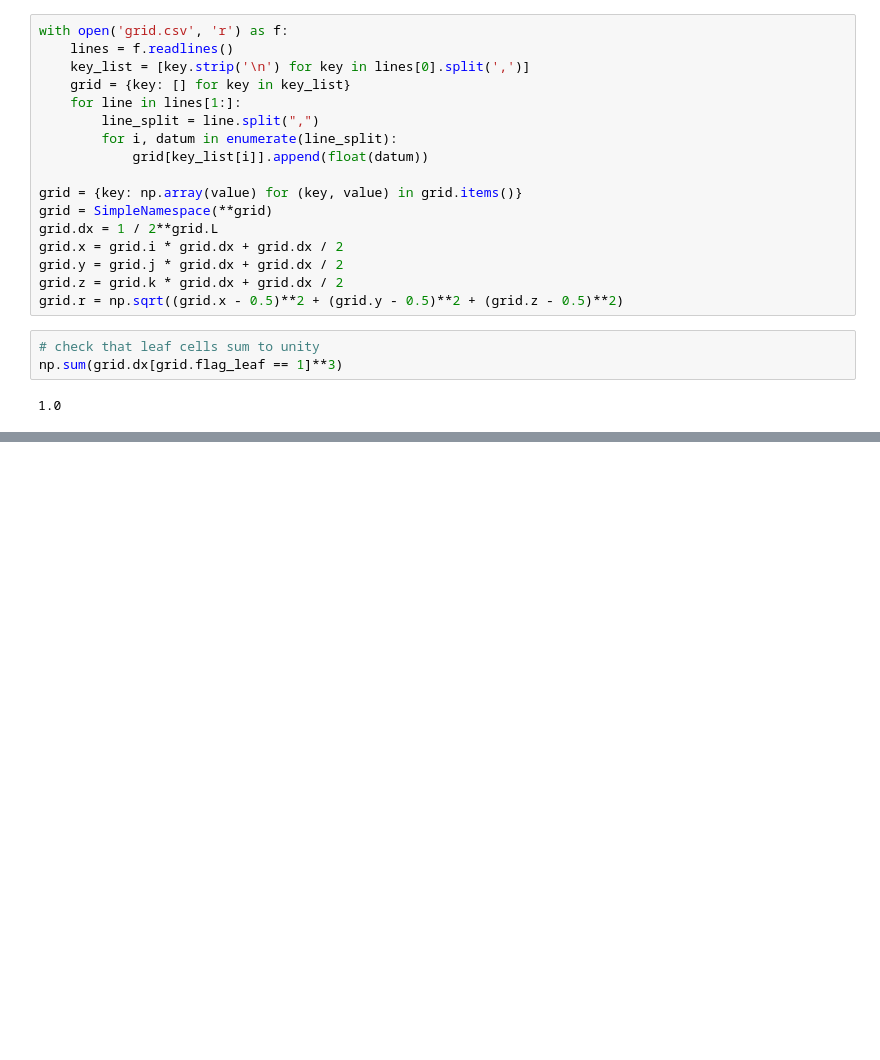
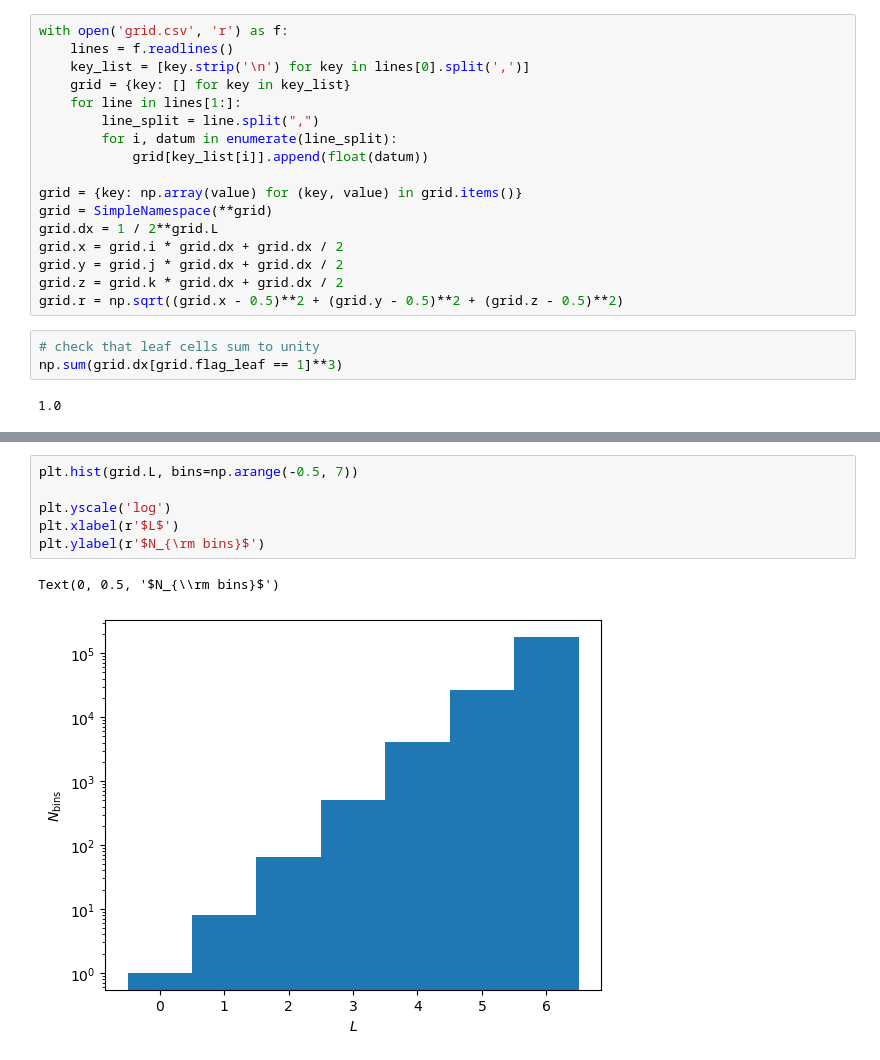
Before and after one commit to 314152718/amr-gpu, a Jupyter notebook: visualize.ipynb, the cells around one changed output, grey strips where cells are left out. Saved outputs shown, nothing was run; the diff lists cells and outputs as text; blank space fills up the shorter version.

```diff
--- a/visualize.ipynb
+++ b/visualize.ipynb
@@ -41,0 +57,9 @@ plt.legend()
+# %%
+plt.hist(grid.L, bins=np.arange(-0.5, 7))
+
+plt.yscale('log')
+plt.xlabel(r'$L$')
+plt.ylabel(r'$N_{\rm bins}$')
+# %% [output]
+Text(0, 0.5, '$N_{\\rm bins}$')
+[figure, added]
```
Also changed, not shown: parts of 3 cells of this notebook, 4 other files.
